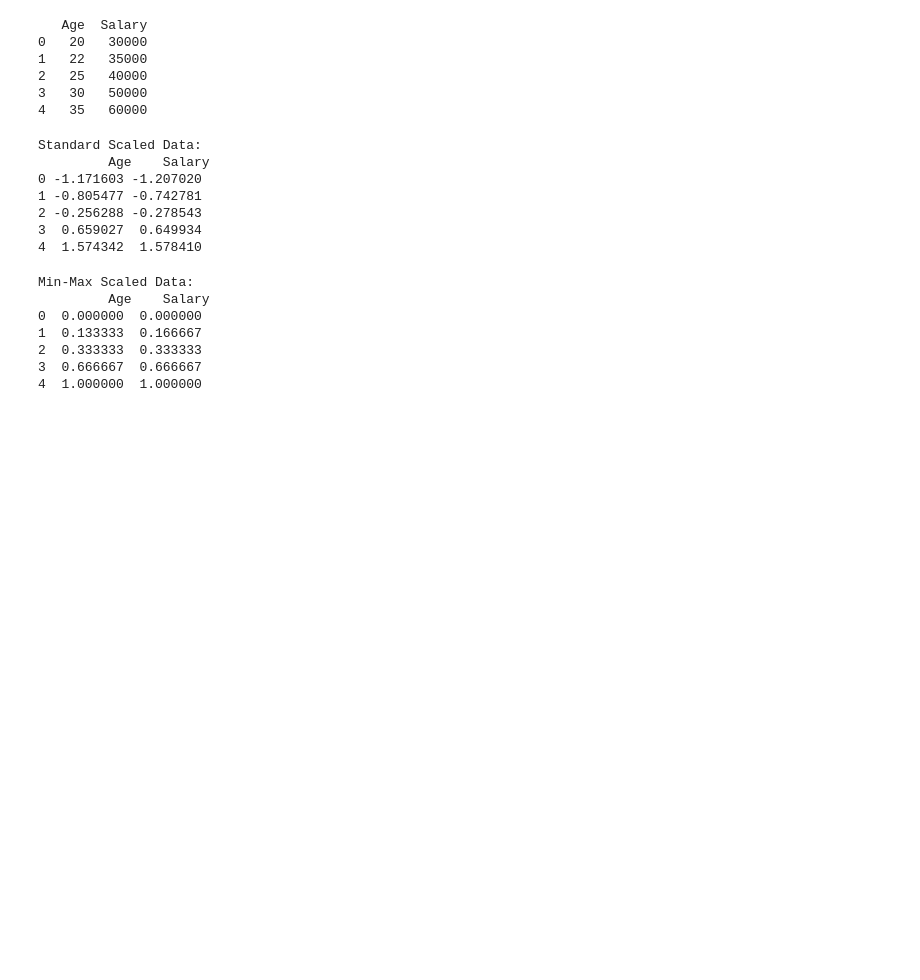
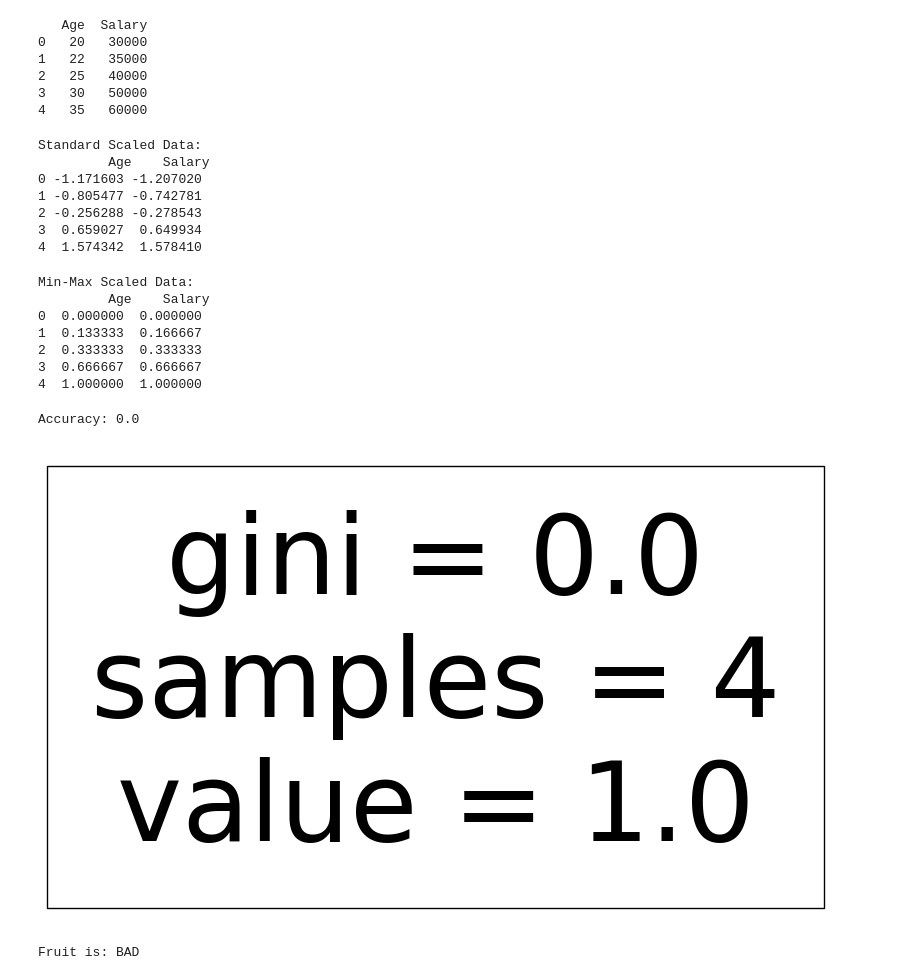
Before and after one commit to vishalshrma6168/ml2, a Jupyter notebook: ml.ipynb, the cells around one changed output. Drawn from its saved outputs; the diff is of its cells as text; code cells hidden in the pictures; blank space fills up the shorter version.

```diff
--- a/ml.ipynb
+++ b/ml.ipynb
@@ -274,3 +290,79 @@ Min-Max Scaled Data:
 2  0.333333  0.333333
 3  0.666667  0.666667
 4  1.000000  1.000000
+# %%
+from sklearn.tree import DecisionTreeClassifier
+from sklearn.model_selection import train_test_split
+from sklearn.metrics import accuracy_score
+import pandas as pd
+
+# Sample Dataset
+data = {
+    'Age': [22, 25, 47, 52, 46, 56],
+    'Salary': [25000, 40000, 45000, 50000, 60000, 52000],
+    'Purchased': [0, 0, 1, 1, 1, 1]
+}
+
+df = pd.DataFrame(data)
+
+# Features & Target
+X = df[['Age', 'Salary']]
+y = df['Purchased']
+
+# Train-test split
+X_train, X_test, y_train, y_test = train_test_split(X, y, test_size=0.3, random_state=42)
+
+# Model
+model = DecisionTreeClassifier(criterion='gini', max_depth=3)
+
+# Train
+model.fit(X_train, y_train)
+
+# Predict
+y_pred = model.predict(X_test)
+
+# Accuracy
+print("Accuracy:", accuracy_score(y_test, y_pred))
+# %% [output]
+Accuracy: 0.0
+# %%
+from sklearn.tree import plot_tree
+import matplotlib.pyplot as plt
+
+plt.figure(figsize=(10,6))
+plot_tree(model, feature_names=['Age', 'Salary'], filled=True)
+plt.show()
+# %% [output]
+[figure, added]
+# %%
+from sklearn.tree import DecisionTreeClassifier
+
+# Training Data
+X = [
+    [7, 2],
+    [8, 3],
+    [9, 8],
+    [10, 9]
+]---
+y = [0, 0, 1, 1]
+
+# Create model
+model = DecisionTreeClassifier()
+
+# Train model
+model.fit(X, y)
+
+# User input
+size = float(input("Enter the fruit size (m): "))
+shade = float(input("Enter the fruit shade (1 to 10): "))
+
+# Prediction
+result = model.predict([[size, shade]])[0]
+
+# Output
+if result == 1:
+    print("Fruit is: GOOD")
+else:
+    print("Fruit is: BAD")
+# %% [output]
+Fruit is: BAD
```
Also changed, not shown: parts of 3 cells of this notebook, 3 other files.
